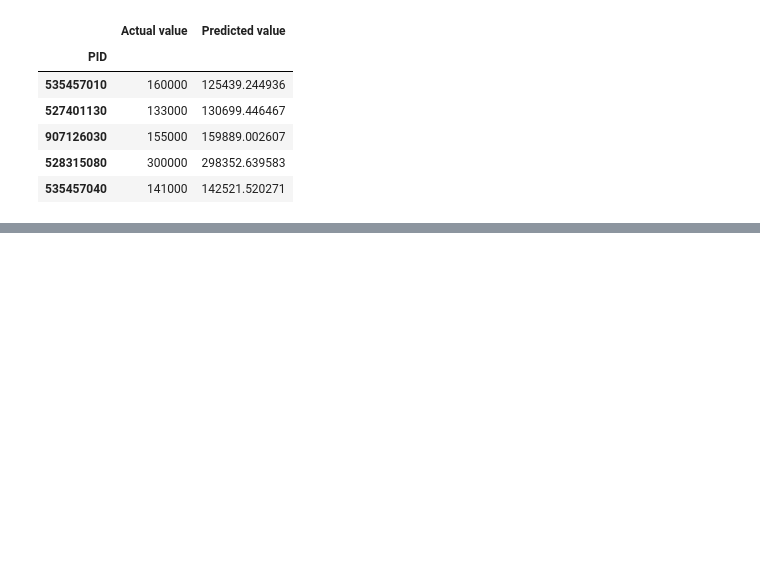
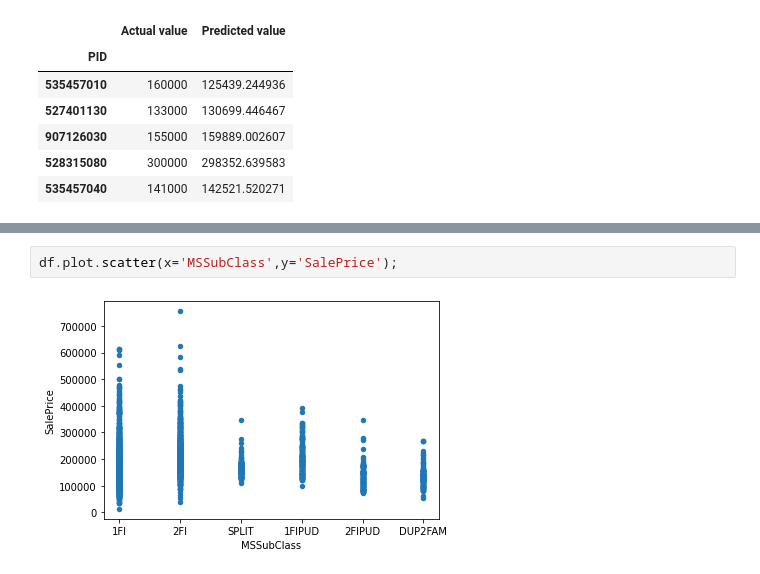
Before and after one commit to dnie44/nycdatascience_ML_project, a Jupyter notebook: tony/05_model_for_app.ipynb, the cells around one changed output, grey strips where cells are left out. Saved outputs shown, nothing was run; the diff lists cells and outputs as text; blank space fills up the shorter version.

```diff
--- a/tony/05_model_for_app.ipynb
+++ b/tony/05_model_for_app.ipynb
@@ -82,0 +108,4 @@ Root Mean Square Error: 27627.003044732865
+# %%
+df.plot.scatter(x='MSSubClass',y='SalePrice');
+# %% [output]
+[figure, added]
```
Also changed, not shown: parts of 13 cells of this notebook, 1 other file.
